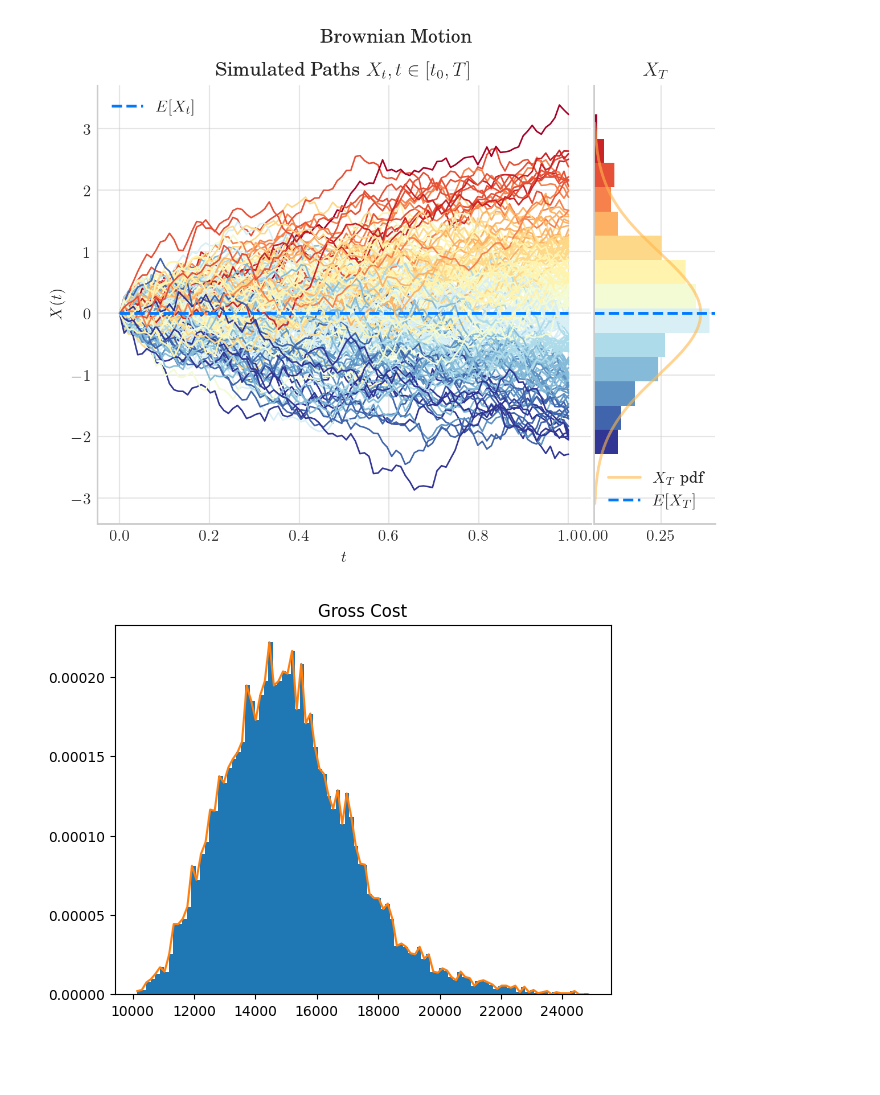
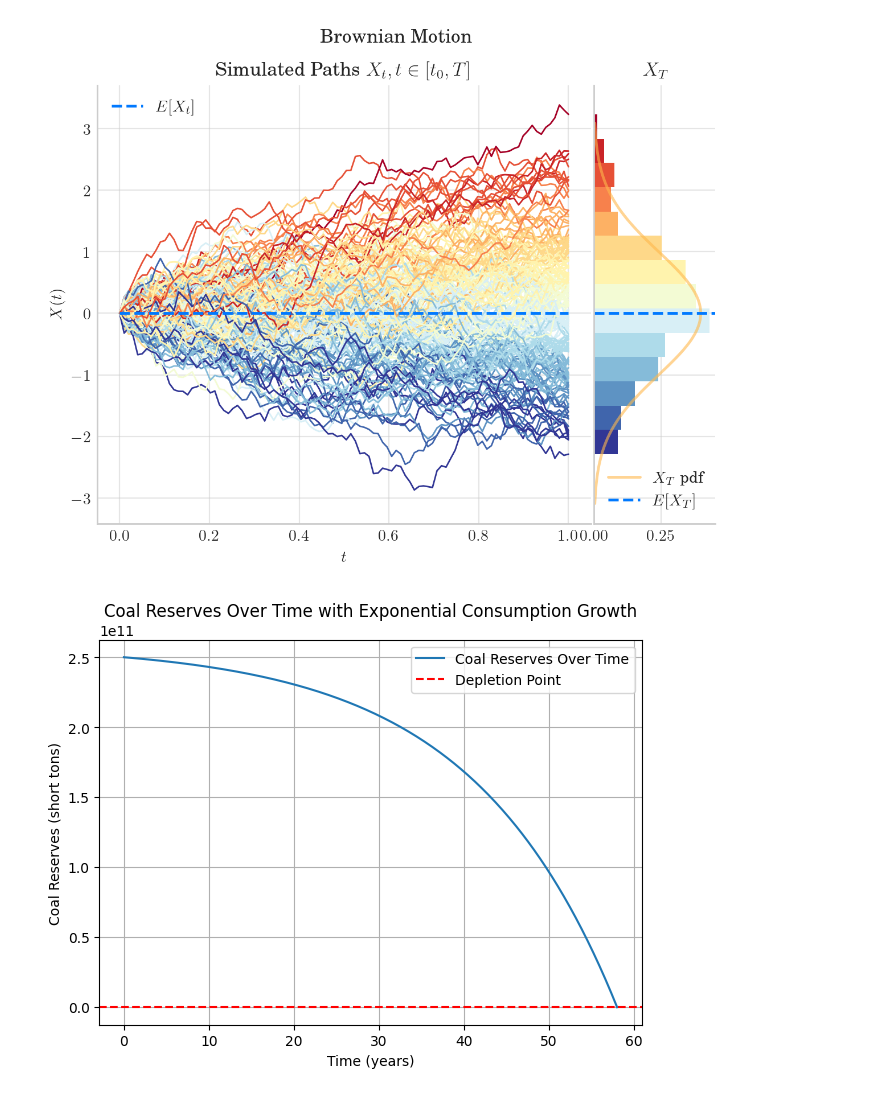
Before and after one commit to Gabriel-vzh2vs/Modelling-And-Simulation-Public-Release, a Jupyter notebook: Chapter_Lab/hidden-lab-graphics.ipynb, the cells around one changed output. Drawn from its saved outputs; the diff is of its cells as text; code cells hidden in the pictures; blank space fills up the shorter version.

```diff
--- a/Chapter_Lab/hidden-lab-graphics.ipynb
+++ b/Chapter_Lab/hidden-lab-graphics.ipynb
@@ -587,3 +586,38 @@ while i < 5: # While Loop Signature
 2
 3
 4
+# %%
+import sympy as sp
+import numpy as np
+import matplotlib.pyplot as plt
+
+# Given values
+I0 = 512.6 * 10**6
+C0 = 250 * 10**9
+r = sp.ln(1.06)
+
+# Define the symbols
+t = sp.symbols('t')
+T = sp.symbols('T')
+
+# Standard Solution Steps...
+equation = sp.Eq(r * T, sp.ln(1 + (r * C0) / I0))
+T_solution = sp.solve(equation, T)[0]
+# print(f"The time until coal reserves are depleted is approximately {T_solution.evalf()} years.")
+C_t = C0 - (I0 / r) * (sp.exp(r * t) - 1)
+
+# Prep for Plot.
+C_t_func = sp.lambdify(t, C_t, modules=['numpy'])
+time_values = np.linspace(0, float(T_solution), 500)
+coal_reserves = C_t_func(time_values)
+
+# Plot the coal reserves over time
+coal_fig = plt.figure(figsize=(7, 5))
+plt.plot(time_values, coal_reserves, label='Coal Reserves Over Time')
+plt.axhline(0, color='red', linestyle='--', label='Depletion Point')
+plt.xlabel('Time (years)')
+plt.ylabel('Coal Reserves (short tons)')
+plt.title('Coal Reserves Over Time with Exponential Consumption Growth')
+plt.legend()
+plt.grid(True)
+plt.show()
@@ -610,7 +646,7 @@ fig_BrownianMotion
 # %% [output]
 [figure]
 # %%
-#| label: fig:Gross_Cost_Project4
-export_plot_project1
+#| label: fig:Coal_Reserves
+coal_fig
 # %% [output]
-[figure, old version]
+[figure, new version]
```
Also changed, not shown: parts of 2 cells of this notebook, 6 other files.
